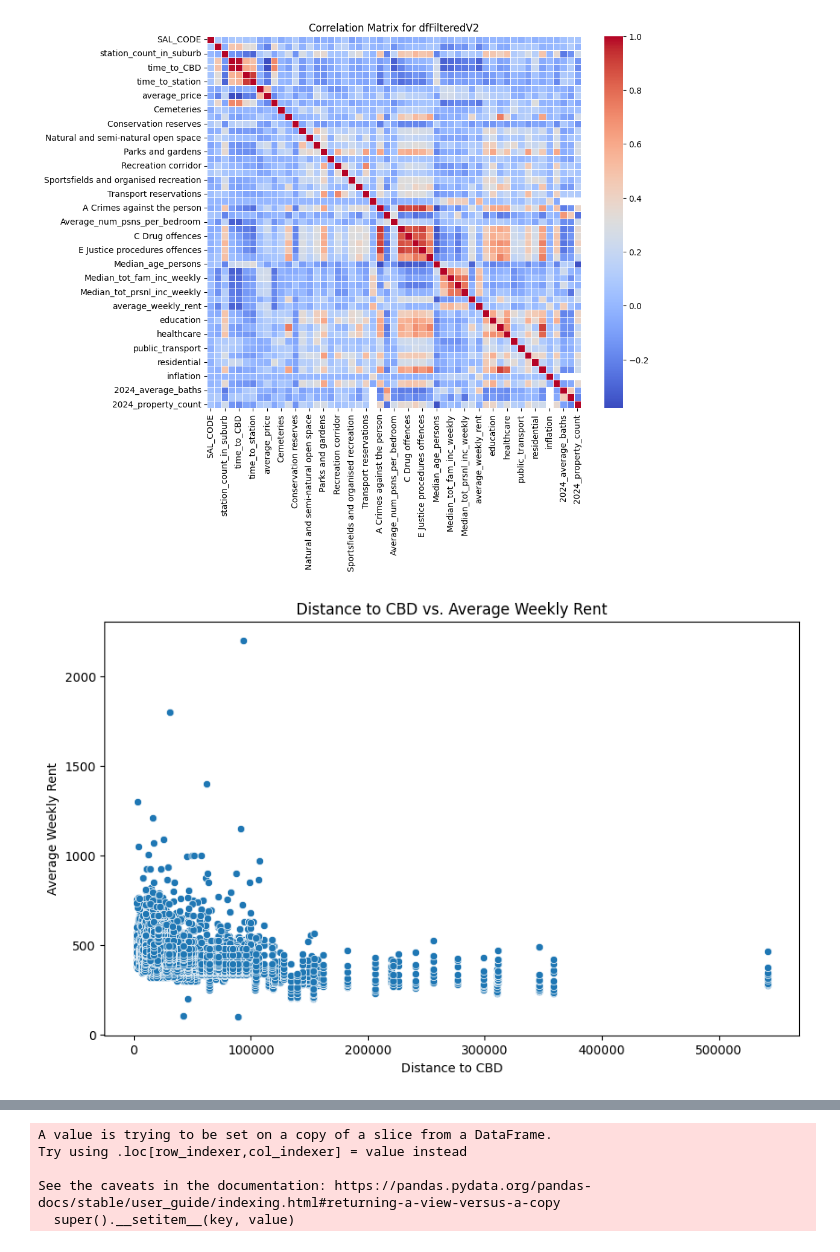
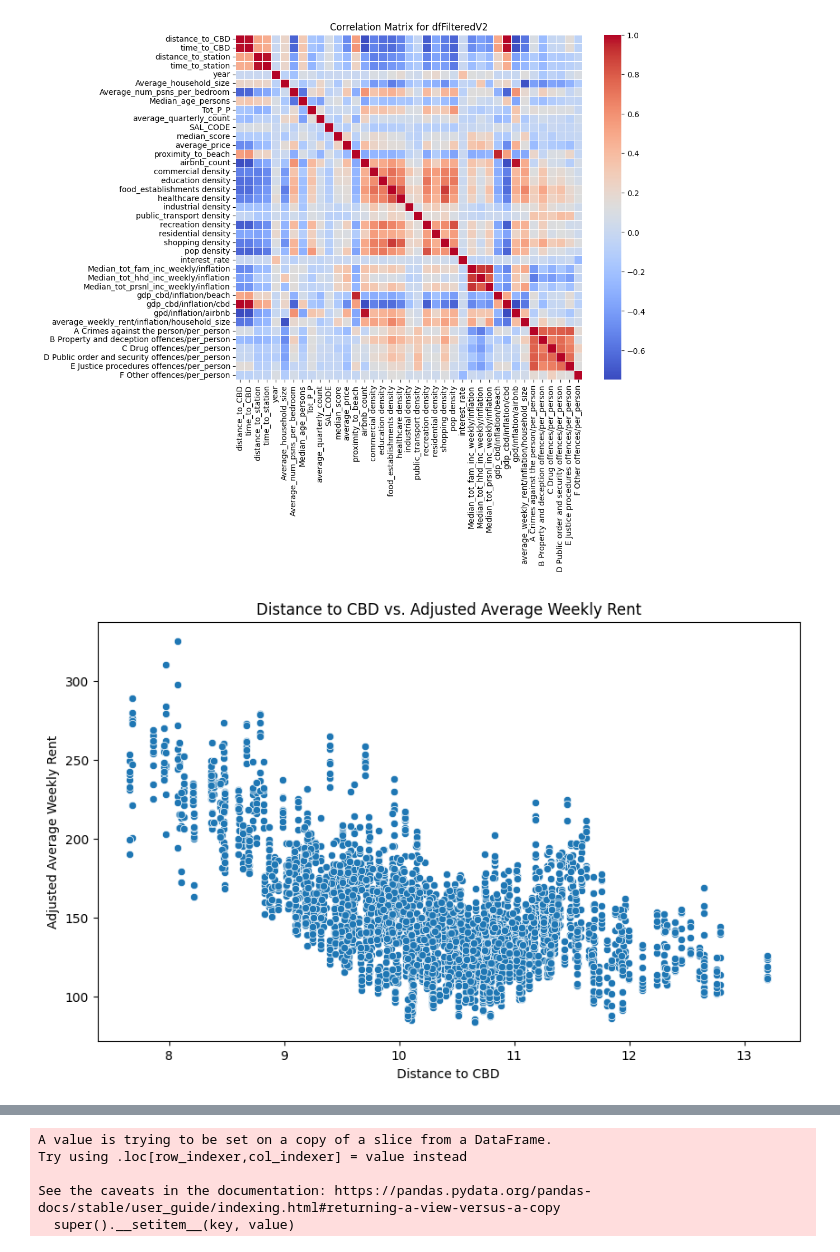
Before and after one commit to MAST30034-AppliedDataScience/project-2-group-real-estate-industry-project-8, a Jupyter notebook: notebooks/graphMaking/preliminary analysis.ipynb, the cells around one changed output, grey strips where cells are left out. Cells and saved outputs as stored; diff of their text form; code cells hidden in the pictures.

```diff
--- a/notebooks/graphMaking/preliminary analysis.ipynb
+++ b/notebooks/graphMaking/preliminary analysis.ipynb
@@ -2,7 +2,7 @@
 import pandas as pd
 import numpy as np
 # %%
-df = pd.read_csv('../../data2/curated/FFINAL_COMPLETE_DATASET_no_poly.csv')
+df = pd.read_csv('../../data/curated/Processed Data Final.csv')
 # %%
 pd.set_option('display.max_columns', None)
 # df.drop(columns = ['2024_average_baths', '2024_average_parking',
@@ -36,3 +45,5 @@ dfFilteredV2 =  df.drop(columns = ['Suburb Group', 'closest_stations',
+# %%
+dfFilteredV2 =  dfFiltered
 # %%
 dfFilteredV2
 # %% [output]
@@ -65,18 +76,18 @@ sns.heatmap(corr_matrix, cmap='coolwarm', fmt='.2f', linewidths=0.5)
 plt.title('Correlation Matrix for dfFilteredV2')
 plt.show()
 # %% [output]
-[figure, old version]
+[figure, new version]
 # %%
-# Create a scatter plot to visualize the relationship between distance_to_CBD and average_weekly_rent
+# Create a scatter plot to visualize the relationship between distance_to_CBD and average_weekly_rent/inflation/household_size
 plt.figure(figsize=(10, 6))
-sns.scatterplot(x='distance_to_CBD', y='average_weekly_rent', data=dfFilteredV2)
+sns.scatterplot(x='distance_to_CBD', y='average_weekly_rent/inflation/household_size', data=dfFilteredV2)
 
 # Add labels and title
 plt.xlabel('Distance to CBD')
-plt.ylabel('Average Weekly Rent')
-plt.title('Distance to CBD vs. Average Weekly Rent')
+plt.ylabel('Adjusted Average Weekly Rent')
+plt.title('Distance to CBD vs. Adjusted Average Weekly Rent')
 
 # Show the plot
 plt.show()
 # %% [output]
-[figure, old version]
+[figure, new version]
```
Also changed, not shown: parts of 35 cells of this notebook, 29 other files.
